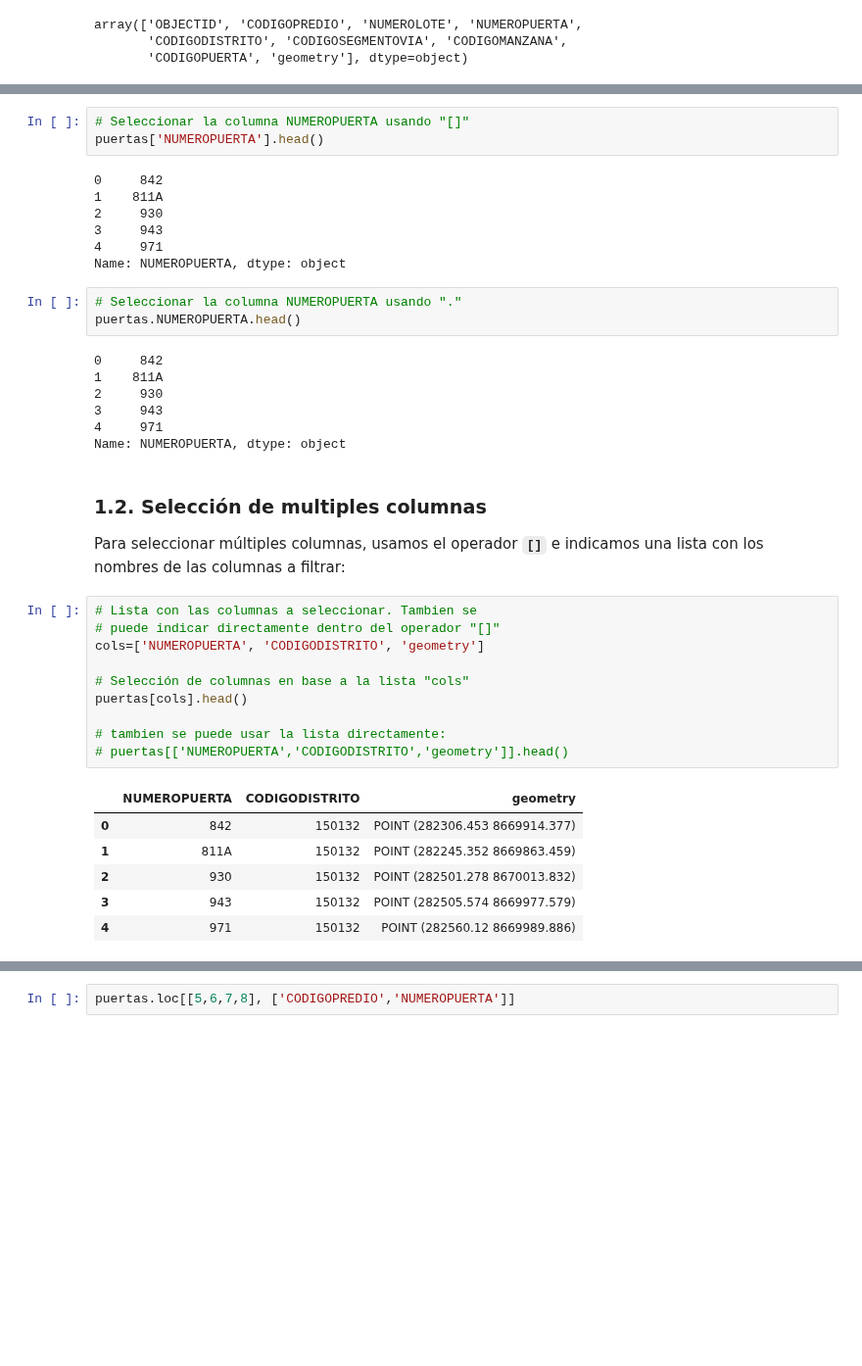
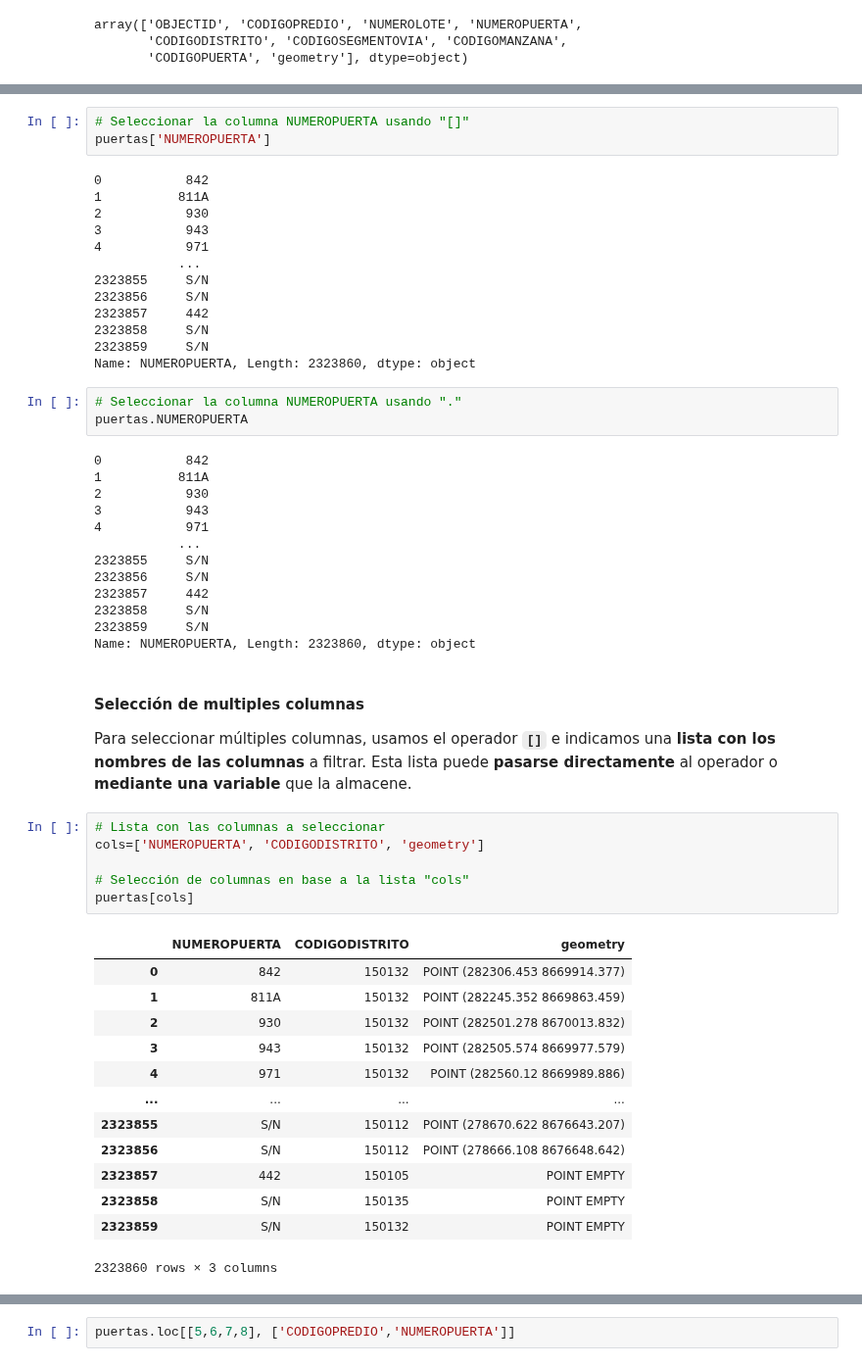
Before and after one commit to chlopezgis/book-geopython, a Jupyter notebook: _sources/indexing_selecting.ipynb, the cells around one changed output, grey strips where cells are left out. Shown at 98% size. Cells and saved outputs as stored; diff of their text form; blank space fills up the shorter version.

```diff
--- a/_sources/indexing_selecting.ipynb
+++ b/_sources/indexing_selecting.ipynb
@@ -43,43 +45,58 @@ array(['OBJECTID', 'CODIGOPREDIO', 'NUMEROLOTE', 'NUMEROPUERTA',
 Podemos seleccionar una columna específica utilizando el operador **`[]`**, indicando su nombre. También es posible emplear el operador **`.`**, siempre que el nombre de la columna no contenga espacios ni caracteres especiales.
 # %%
 # Seleccionar la columna NUMEROPUERTA usando "[]"
-puertas['NUMEROPUERTA'].head()
+puertas['NUMEROPUERTA']
 # %% [output]
-0     842
-1    811A
-2     930
-3     943
-4     971
-Name: NUMEROPUERTA, dtype: object
+0           842
+1          811A
+2           930
+3           943
+4           971
+           ...
+2323855     S/N
+2323856     S/N
+2323857     442
+2323858     S/N
+2323859     S/N
+Name: NUMEROPUERTA, Length: 2323860, dtype: object
 # %%
 # Seleccionar la columna NUMEROPUERTA usando "."
-puertas.NUMEROPUERTA.head()
+puertas.NUMEROPUERTA
 # %% [output]
-0     842
-1    811A
-2     930
-3     943
-4     971
-Name: NUMEROPUERTA, dtype: object
+0           842
+1          811A
+2           930
+3           943
+4           971
+           ...
+2323855     S/N
+2323856     S/N
+2323857     442
+2323858     S/N
+2323859     S/N
+Name: NUMEROPUERTA, Length: 2323860, dtype: object
 # %% [markdown]
-### **1.2. Selección de multiples columnas**
+#### **Selección de multiples columnas**
 
-Para seleccionar múltiples columnas, usamos el operador **`[]`** e indicamos una lista con los nombres de las columnas a filtrar:
+Para seleccionar múltiples columnas, usamos el operador **`[]`** e indicamos una **lista con los nombres de las columnas** a filtrar. Esta lista puede **pasarse directamente** al operador o **mediante una variable** que la almacene.
 # %%
-# Lista con las columnas a seleccionar. Tambien se
-# puede indicar directamente dentro del operador "[]"
+# Lista con las columnas a seleccionar
 cols=['NUMEROPUERTA', 'CODIGODISTRITO', 'geometry']
 
 # Selección de columnas en base a la lista "cols"
-puertas[cols].head()
-
-# tambien se puede usar la lista directamente:
-# puertas[['NUMEROPUERTA','CODIGODISTRITO','geometry']].head()
+puertas[cols]
 # %% [output]
 |  | NUMEROPUERTA | CODIGODISTRITO | geometry |
 | 0 | 842 | 150132 | POINT (282306.453 8669914.377) |
 | 1 | 811A | 150132 | POINT (282245.352 8669863.459) |
 | 2 | 930 | 150132 | POINT (282501.278 8670013.832) |
 | 3 | 943 | 150132 | POINT (282505.574 8669977.579) |
 | 4 | 971 | 150132 | POINT (282560.12 8669989.886) |
+| ... | ... | ... | ... |
+| 2323855 | S/N | 150112 | POINT (278670.622 8676643.207) |
+| 2323856 | S/N | 150112 | POINT (278666.108 8676648.642) |
+| 2323857 | 442 | 150105 | POINT EMPTY |
+| 2323858 | S/N | 150135 | POINT EMPTY |
+| 2323859 | S/N | 150132 | POINT EMPTY |
+2323860 rows × 3 columns
 # %% [markdown]
```
Also changed, not shown: parts of 35 cells of this notebook, 2 other files.
